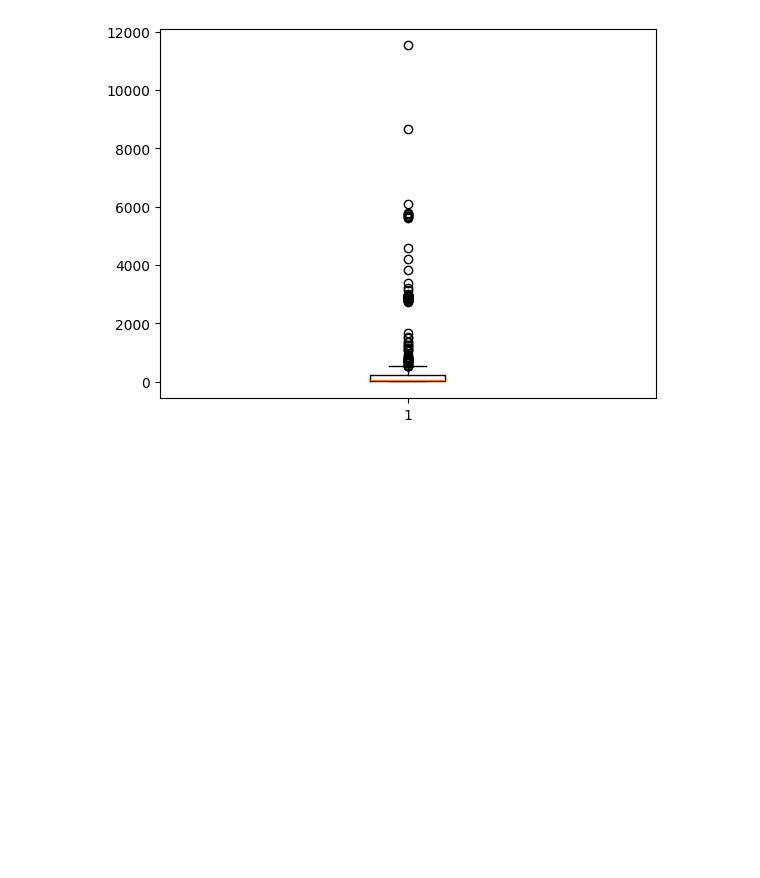
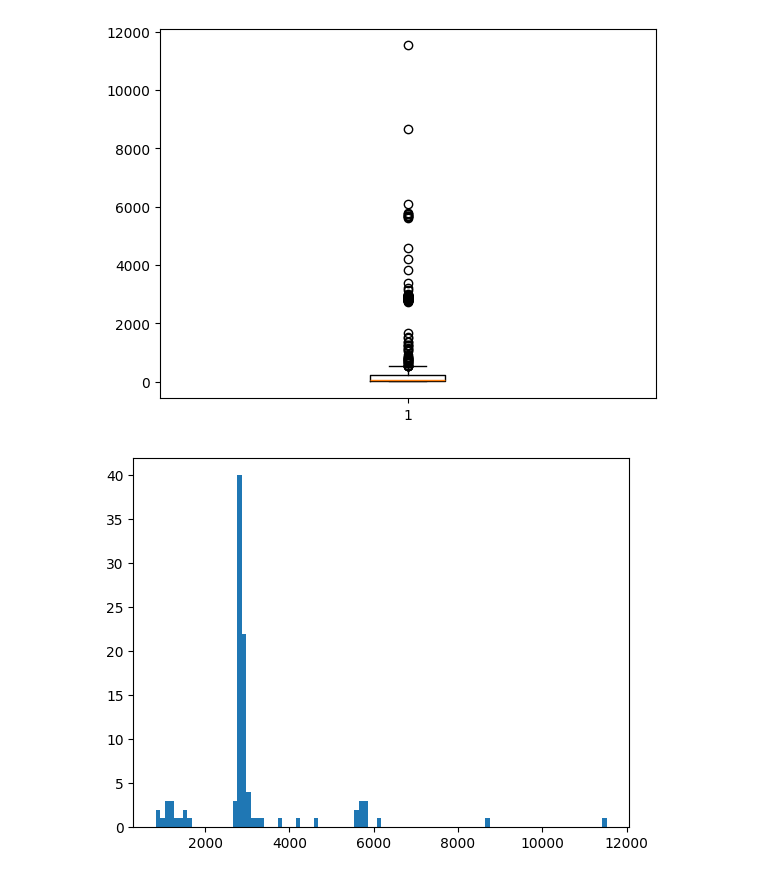
Before and after one commit to wz7475/streaming-service-sales, a Jupyter notebook: data_v2_analysis/artists_plays.ipynb, the cells around one changed output. Cells and saved outputs as stored; diff of their text form; code cells hidden in the pictures; blank space fills up the shorter version.

```diff
--- a/data_v2_analysis/artists_plays.ipynb
+++ b/data_v2_analysis/artists_plays.ipynb
@@ -87,3 +105,8 @@ plt.boxplot(session_counts_list)
 plt.show()
 # %% [output]
 [figure]
+# %%
+plt.hist(session_counts_list[:100], bins=100)
+plt.show()
+# %% [output]
+[figure, added]
```
Also changed, not shown: parts of 4 cells of this notebook.
